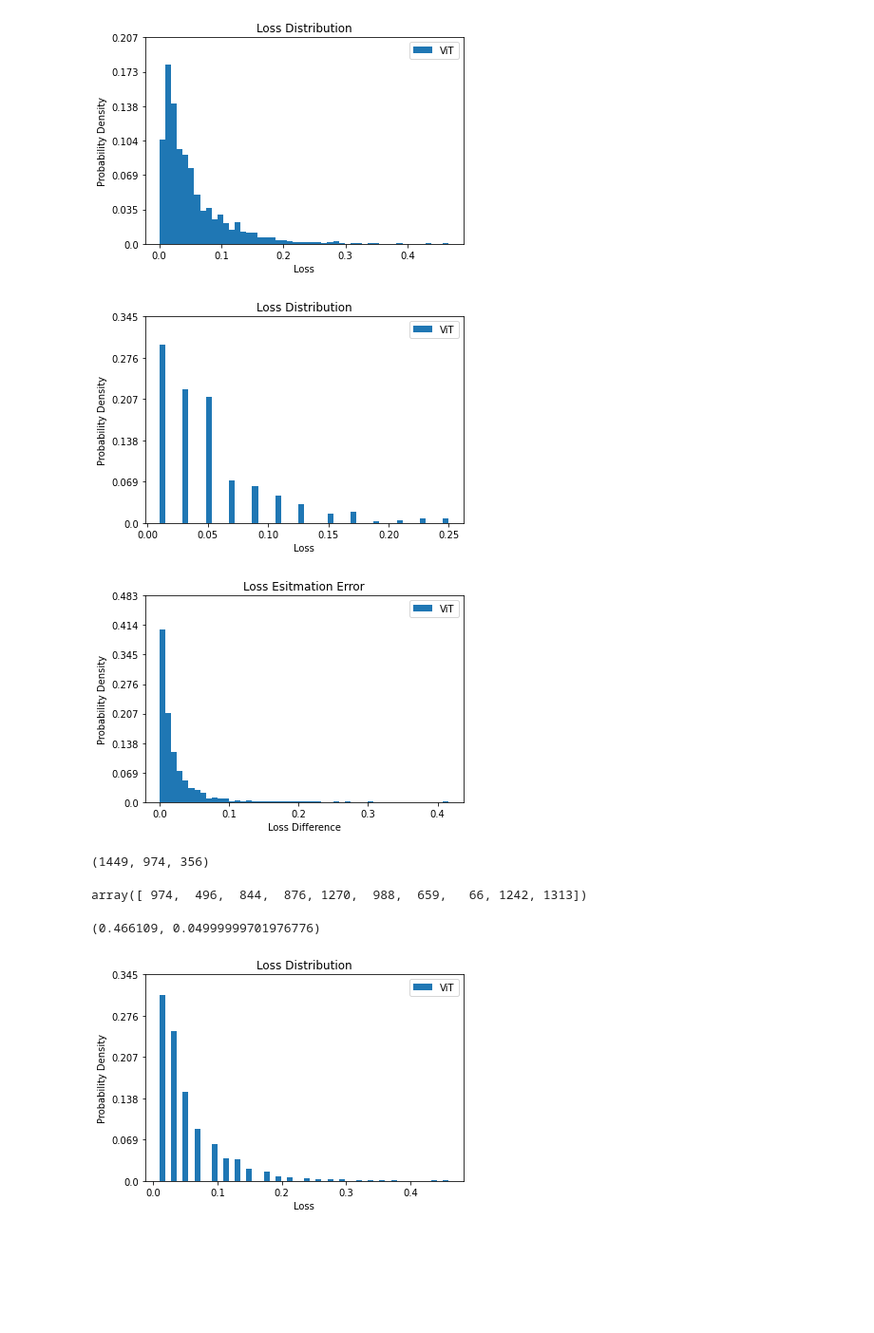
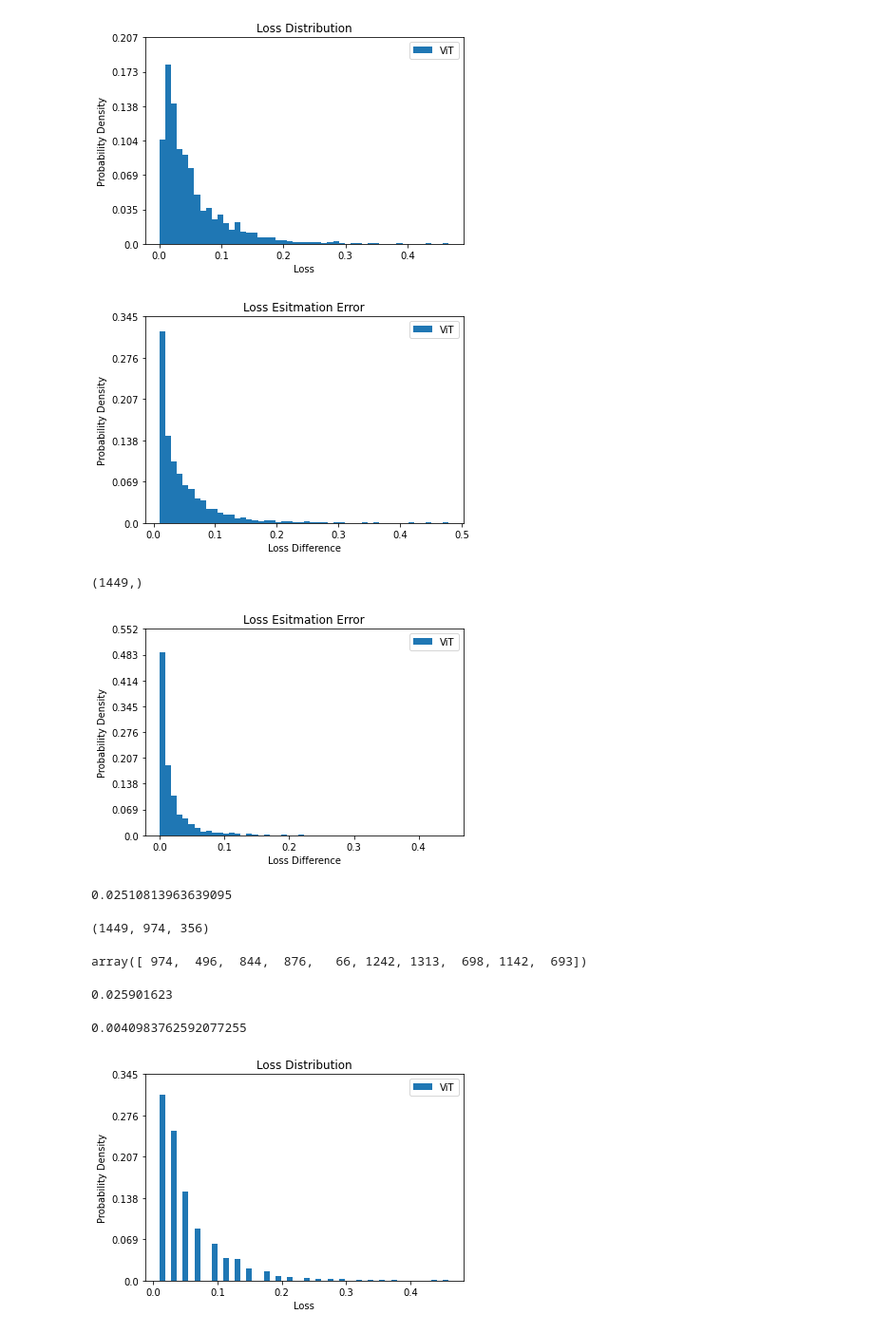
Before and after one commit to susanbao/pytorch-segmentation, a Jupyter notebook: estimated_loss_analysis.ipynb, the cells around one changed output. Shown at 95% size. Drawn from its saved outputs; the diff is of its cells as text; code cells hidden in the pictures; blank space fills up the shorter version.

Commit message:
region based with previous ViT

```diff
--- a/estimated_loss_analysis.ipynb
+++ b/estimated_loss_analysis.ipynb
@@ -87,10 +87,16 @@ display_data_hist(val_loss)
 # %% [output]
 [figure]
 # %%
-val_estimated_loss = np.array(read_one_results("/workspace/ViT-pytorch/output/ViT-output-PSPNet-VOC-train-ordinal_losses_1600.json")['losses'])
+val_estimated_loss = np.array(read_one_results("/workspace/ViT-pytorch/output/region_16_16/ViT-output-PSPNet-VOC-train-ordinal-new_losses_3600.json")['losses'])
+val_estimated_loss = val_estimated_loss.reshape((-1, 900))
+val_estimated_loss = val_estimated_loss.mean(axis=1)
 display_data_hist(val_estimated_loss)
 # %% [output]
-[figure, old version]
+[figure, new version]
+# %%
+val_estimated_loss.shape
+# %% [output]
+(1449,)
 # %%
 def display_data_hist(loss):
     plt.hist(loss, bins=50, label='ViT')
@@ -104,7 +110,11 @@ def display_data_hist(loss):
 estimated_loss_diff = np.abs(val_loss - val_estimated_loss)
 display_data_hist(estimated_loss_diff)
 # %% [output]
-[figure, old version]
+[figure, new version]
+# %%
+np.sort(estimated_loss_diff / 0.466109)[724]
+# %% [output]
+0.02510813963639095
 # %%
 estimated_loss_diff.size, estimated_loss_diff.argmin(), estimated_loss_diff.argmax()
 # %% [output]
@@ -112,12 +122,15 @@ estimated_loss_diff.size, estimated_loss_diff.argmin(), estimated_loss_diff.argm
 # %%
 np.argsort(estimated_loss_diff)[:10]
 # %% [output]
-array([ 974,  496,  844,  876, 1270,  988,  659,   66, 1242, 1313])
+array([ 974,  496,  844,  876,   66, 1242, 1313,  698, 1142,  693])
 # %%
-index = 356
-val_loss[index], val_estimated_loss[index]
+val_loss[0]
 # %% [output]
-(0.466109, 0.04999999701976776)
+0.025901623
+# %%
+estimated_loss_diff[0]
+# %% [output]
+0.0040983762592077255
 # %%
 interval = np.linspace(0, 1, num=50)
 estimate_val = np.copy(val_loss)
```
Also changed, not shown: parts of 2 cells of this notebook, 3 other files.
